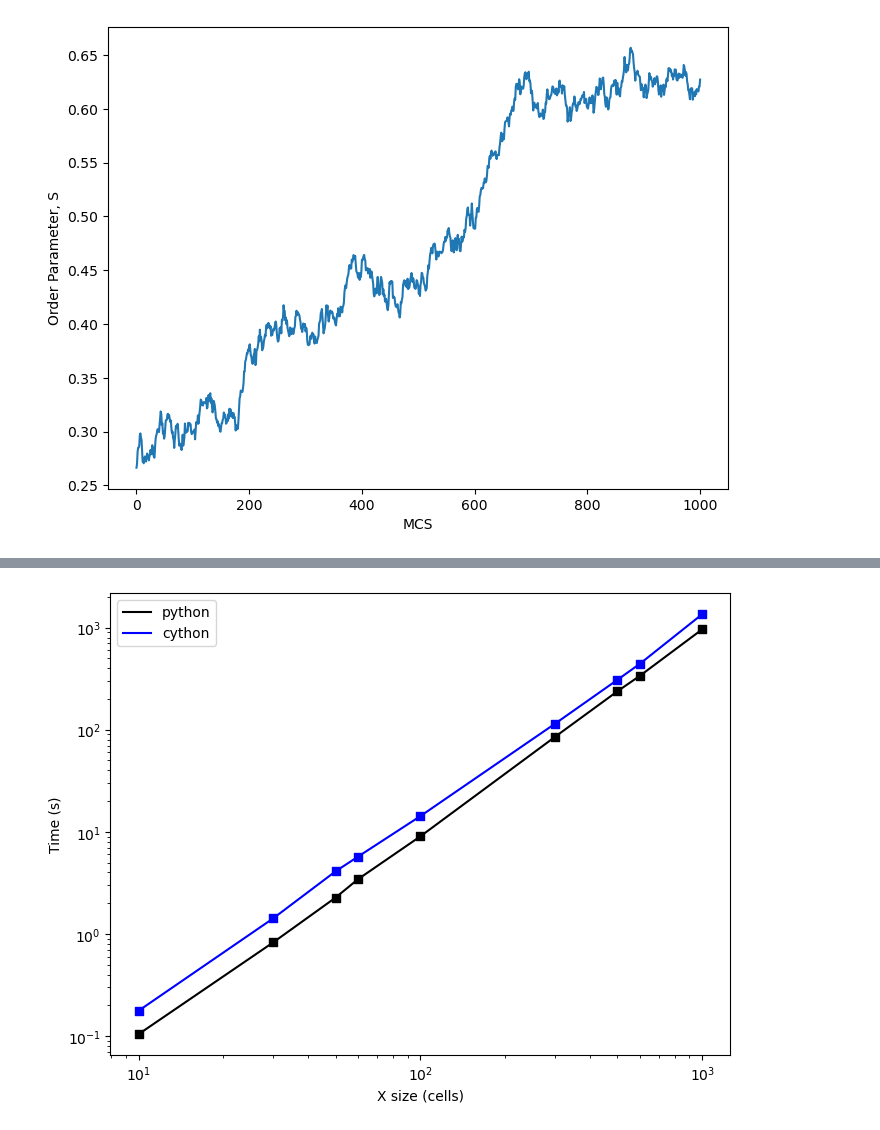
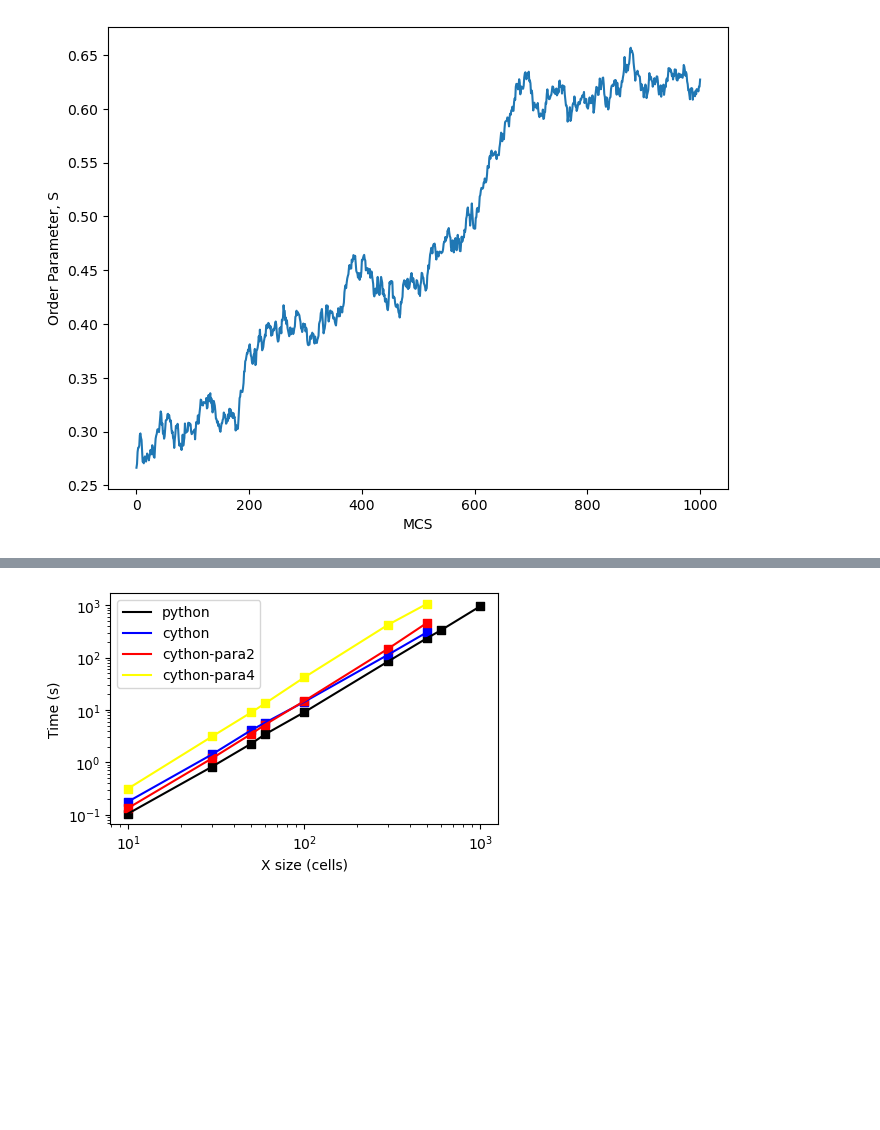
Before and after one commit to yujuan11/seproject1, a Jupyter notebook: plotfigures.ipynb, the cells around one changed output, grey strips where cells are left out. Cells and saved outputs as stored; diff of their text form; code cells hidden in the pictures; blank space fills up the shorter version.

```diff
--- a/plotfigures.ipynb
+++ b/plotfigures.ipynb
@@ -80,24 +80,32 @@ plt.show()
 # %%
-cython_ver=[0.176958,1.418982,4.109328,5.709669,14.279910,114.448621,308.576916,442.087894,1357.741122]
-x_cython=[10,30,50,60,100,300,500,600,1000]
-mpi4py_vec=[10,30,50,60,100,300,500,600,1000]
+cython_ver=[0.176958,1.418982,4.109328,5.709669,14.279910,114.448621,308.576916]
+x_cython=[10,30,50,60,100,300,500]
+# %%
+cython_para_2=[0.133127,1.191341,3.479798,5.251970,14.812875,148.859005,467.939478]
+cython_para_4=[0.313996,3.117776,8.968767,13.378341,41.890315,427.351006,1079.104031]
 # %%
-plt.figure(figsize=(8, 6))
+plt.figure(figsize=(5, 3))
 
 plt.plot(x_python,python,color='black',label='python')
 plt.scatter(x_python, python, color='black', marker='s')
 #
 plt.plot(x_cython,cython_ver,color='blue',label='cython')
 plt.scatter(x_cython, cython_ver, color='blue', marker='s')
-#plt.yticks(custom_ticks, [str(tick) for tick in custom_ticks])
+#
+plt.plot(x_cython,cython_para_2,color='red',label='cython-para2')
+plt.scatter(x_cython, cython_para_2, color='red', marker='s')
+#
+plt.plot(x_cython,cython_para_4,color='yellow',label='cython-para4')
+plt.scatter(x_cython, cython_para_4, color='yellow', marker='s')
+#
 plt.xlabel('X size (cells)')
 plt.ylabel('Time (s)')
 plt.yscale('log')
 plt.xscale('log')
 plt.legend()
 plt.show()
 # %% [output]
-[figure, old version]
+[figure, new version]
 # %%
 numba_ver=[0.478636,0.431728,0.489747,0.469262,0.559644, 1.780302,4.120274,5.980160,19.497753,219.748886,1032.182340]
 x_numba=[10,30,50,60,100,300,500,600,1000,3000,6000]
```
Also changed, not shown: parts of 3 cells of this notebook, 20 other files.
